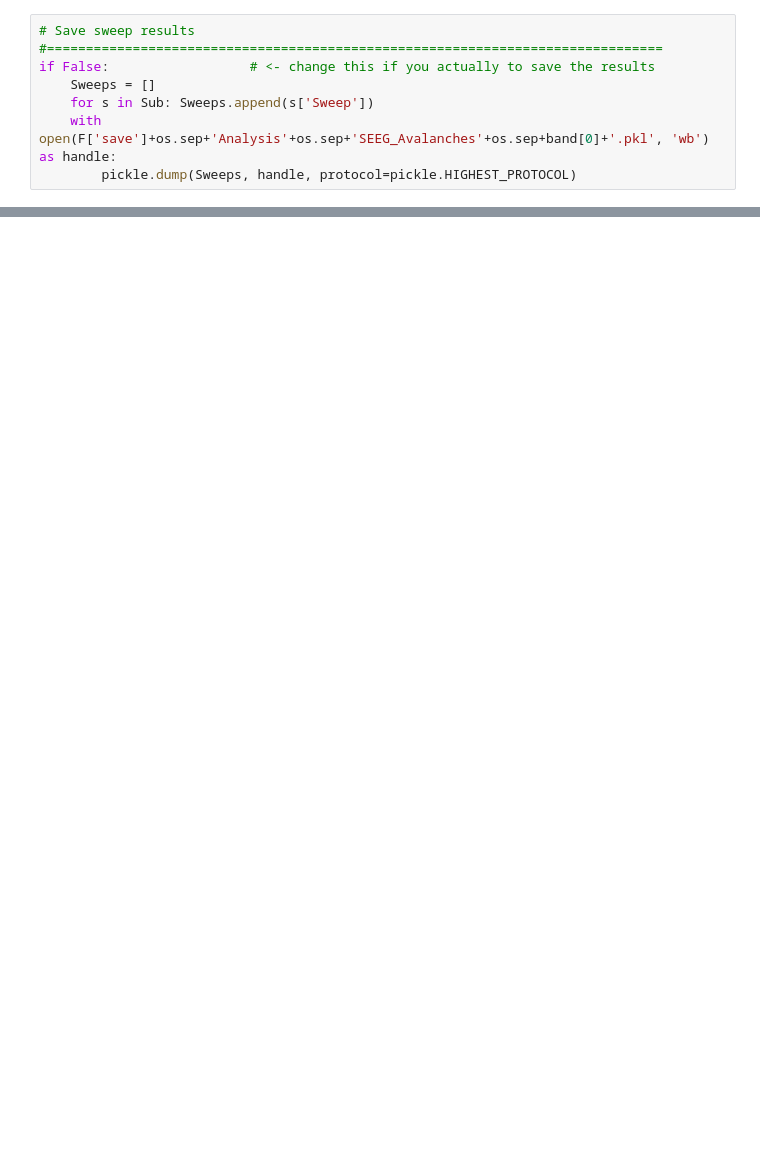
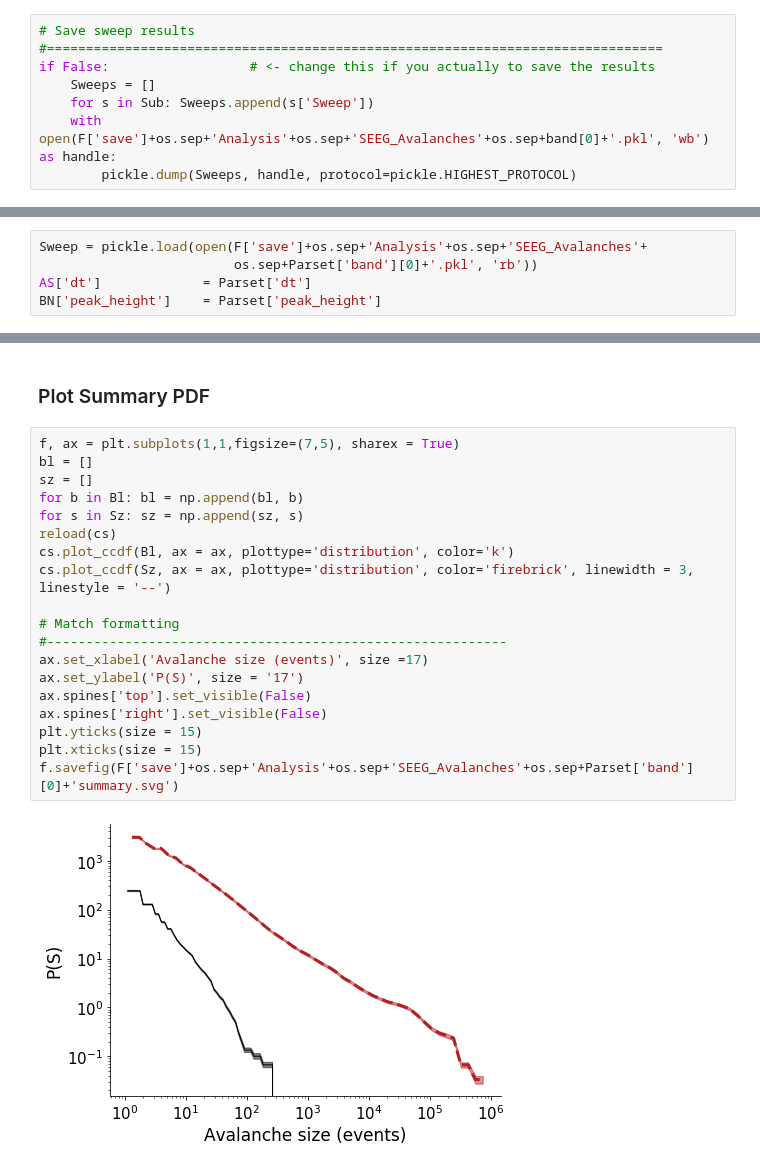
Before and after one commit to roschkoenig/Critical-Dynamics-in-Epilepsy, a Jupyter notebook: 07 - SEEG/cde_seeg.ipynb, the cells around one changed output, grey strips where cells are left out. Drawn from its saved outputs; the diff is of its cells as text; blank space fills up the shorter version.

```diff
--- a/07 - SEEG/cde_seeg.ipynb
+++ b/07 - SEEG/cde_seeg.ipynb
@@ -353,0 +203,5 @@ print(np.mean(temp[1,:]))
+# %%
+Sweep = pickle.load(open(F['save']+os.sep+'Analysis'+os.sep+'SEEG_Avalanches'+
+                         os.sep+Parset['band'][0]+'.pkl', 'rb'))
+AS['dt']             = Parset['dt']
+BN['peak_height']    = Parset['peak_height']
@@ -353,0 +227,23 @@ print(np.mean(temp[1,:]))
+# %% [markdown]
+### Plot Summary PDF
+# %%
+f, ax = plt.subplots(1,1,figsize=(7,5), sharex = True)
+bl = []
+sz = []
+for b in Bl: bl = np.append(bl, b)
+for s in Sz: sz = np.append(sz, s)
+reload(cs)
+cs.plot_ccdf(Bl, ax = ax, plottype='distribution', color='k')
+cs.plot_ccdf(Sz, ax = ax, plottype='distribution', color='firebrick', linewidth = 3, linestyle = '--')
+
+# Match formatting
+#-----------------------------------------------------------
+ax.set_xlabel('Avalanche size (events)', size =17)
+ax.set_ylabel('P(S)', size = '17')
+ax.spines['top'].set_visible(False)
+ax.spines['right'].set_visible(False)
+plt.yticks(size = 15)
+plt.xticks(size = 15)
+f.savefig(F['save']+os.sep+'Analysis'+os.sep+'SEEG_Avalanches'+os.sep+Parset['band'][0]+'summary.svg')
+# %% [output]
+[figure, added]
```
Also changed, not shown: parts of 49 cells of this notebook, 5 other files.
